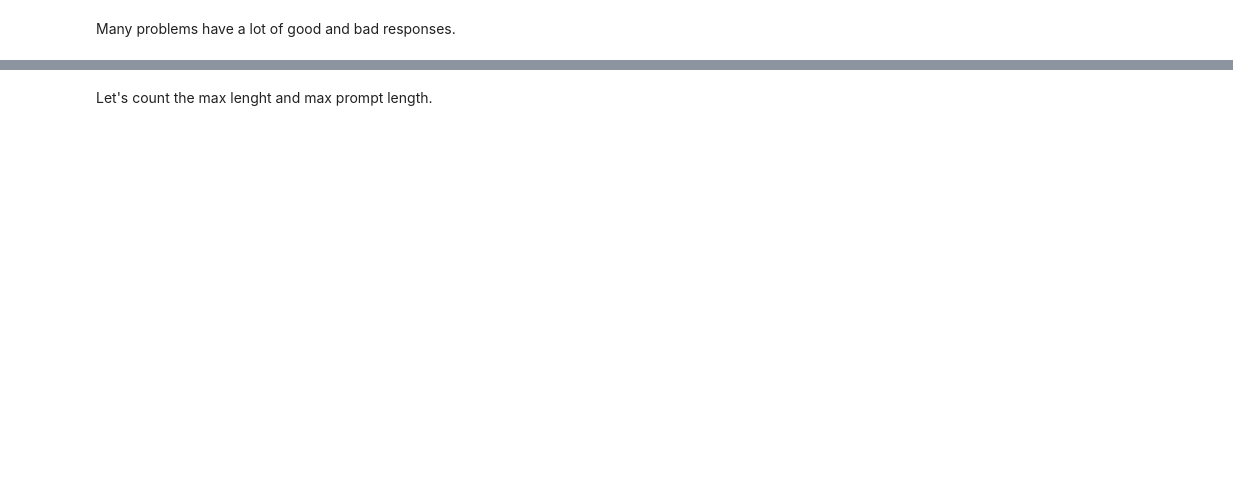
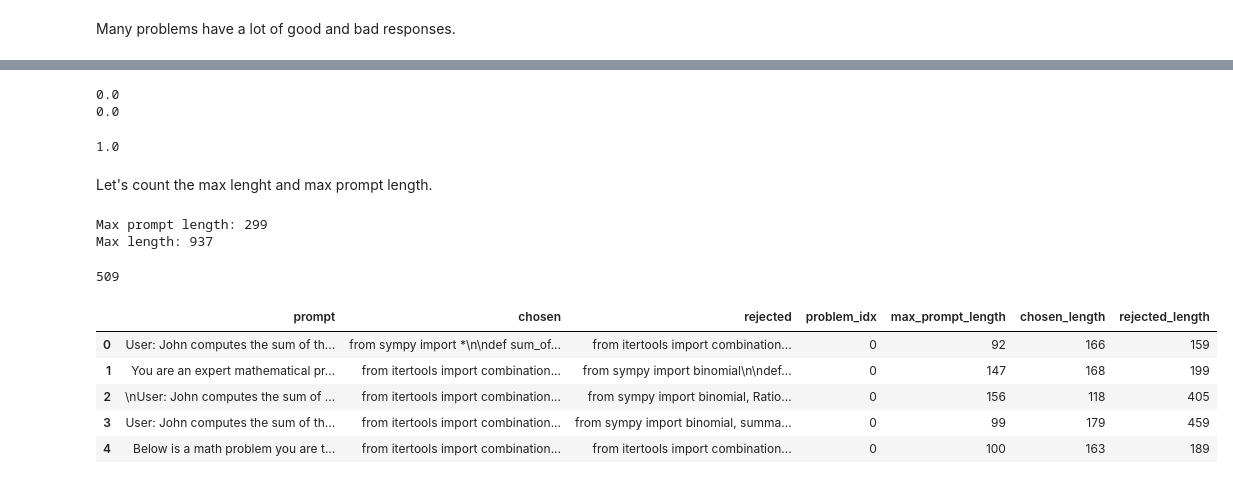
Before and after one commit to ironbar/aimo, a Jupyter notebook: notebooks/011_create_dataset_for_dpo.ipynb, the cells around one changed output, grey strips where cells are left out. Saved outputs shown, nothing was run; the diff lists cells and outputs as text; code cells hidden in the pictures; blank space fills up the shorter version.

````diff
--- a/notebooks/011_create_dataset_for_dpo.ipynb
+++ b/notebooks/011_create_dataset_for_dpo.ipynb
@@ -123,3 +182,16 @@ df.head()
+# %%
+df['chosen'] = df['chosen'].apply(lambda x: x[10:])
+df['rejected'] = df['rejected'].apply(lambda x: x[10:])
+# %%
+df['prompt'] = df['prompt'].apply(lambda x: x + '\n' if x.endswith('```python') else x + '```python\n').values
+# %%
+print(df['chosen'].apply(lambda x: x.startswith('```python\n')).mean())
+print(df['rejected'].apply(lambda x: x.startswith('```python\n')).mean())
+df['prompt'].apply(lambda x: x.endswith('```python\n')).mean()
+# %% [output]
+0.0
+0.0
+1.0
 # %% [markdown]
 Let's count the max lenght and max prompt length.
 # %%
@@ -129,8 +201,20 @@ df['rejected_length'] = df['rejected'].apply(lambda x: len(tokenizer.tokenize(x)
 
 print(f'Max prompt length: {df["max_prompt_length"].max()}')
 print(f'Max length: {df["max_prompt_length"].max() + max(df["chosen_length"].max(), df["rejected_length"].max())}')
+# %% [output]
+Max prompt length: 299
+Max length: 937
 # %%
 len(df.problem_idx.unique())
+# %% [output]
+509
 # %%
-df.to_csv('/mnt/hdd0/Kaggle/aimo/external_data/dpo/v0.csv', index=False)
+df.to_csv('/mnt/hdd0/Kaggle/aimo/external_data/dpo/v1.csv', index=False)
 df.head()
+# %% [output]
+|  | prompt | chosen | rejected | problem_idx | max_prompt_length | chosen_length | rejected_length |
+| 0 | User: John computes the sum of th... | from sympy import *\n\ndef sum_of... | from itertools import combination... | 0 | 92 | 166 | 159 |
+| 1 | You are an expert mathematical pr... | from itertools import combination... | from sympy import binomial\n\ndef... | 0 | 147 | 168 | 199 |
+| 2 | \nUser: John computes the sum of ... | from itertools import combination... | from sympy import binomial, Ratio... | 0 | 156 | 118 | 405 |
+| 3 | User: John computes the sum of th... | from itertools import combination... | from sympy import binomial, summa... | 0 | 99 | 179 | 459 |
+| 4 | Below is a math problem you are t... | from itertools import combination... | from itertools import combination... | 0 | 100 | 163 | 189 |
````
Also changed, not shown: parts of 12 cells of this notebook.
